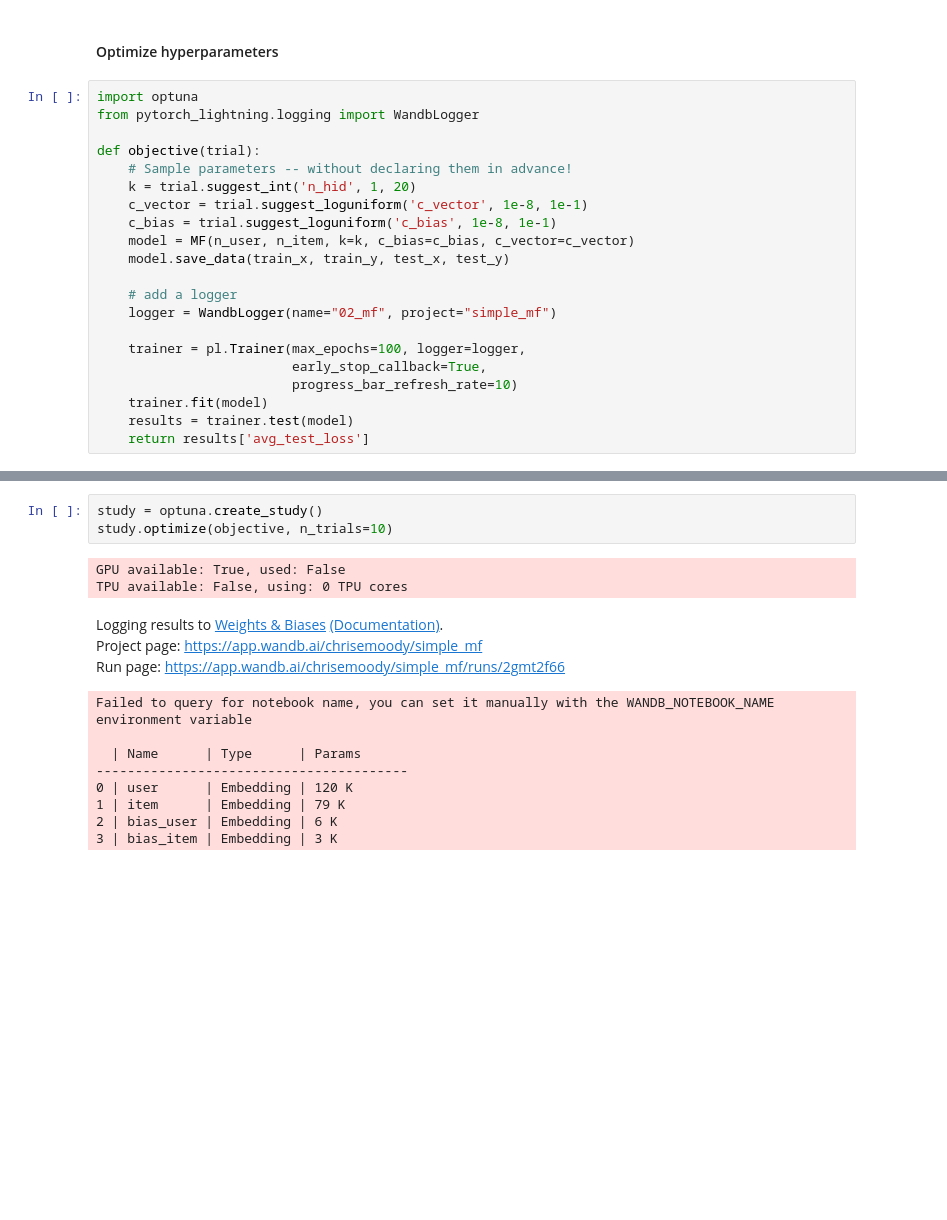
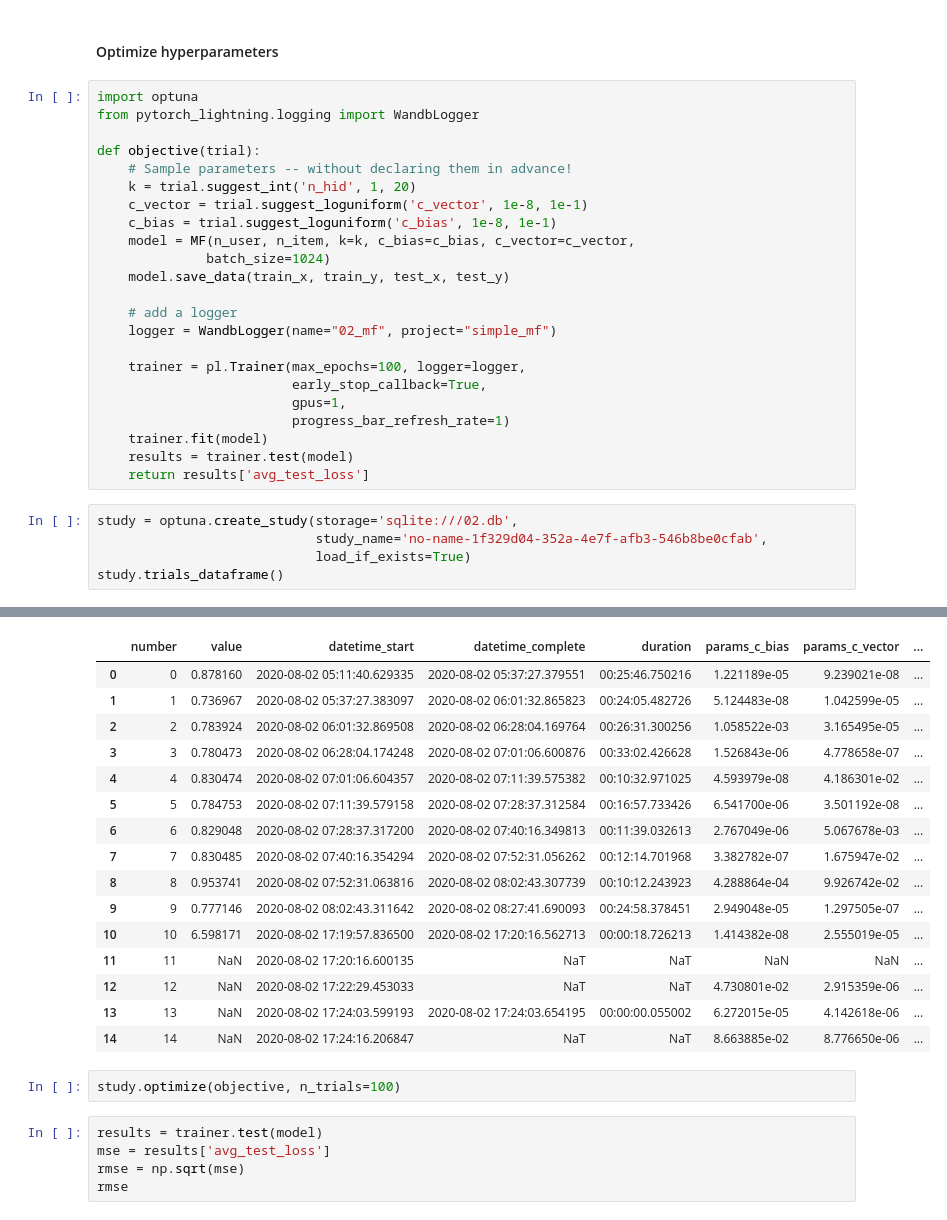
Before and after one commit to cemoody/simple_mf, a Jupyter notebook: notebooks/02 MF model with biases.ipynb, the cells around one changed output, grey strips where cells are left out. Cells and saved outputs as stored; diff of their text form; blank space fills up the shorter version.

```diff
--- a/notebooks/02 MF model with biases.ipynb
+++ b/notebooks/02 MF model with biases.ipynb
@@ -109,7 +109,8 @@ def objective(trial):
     k = trial.suggest_int('n_hid', 1, 20)
     c_vector = trial.suggest_loguniform('c_vector', 1e-8, 1e-1)
     c_bias = trial.suggest_loguniform('c_bias', 1e-8, 1e-1)
-    model = MF(n_user, n_item, k=k, c_bias=c_bias, c_vector=c_vector)
+    model = MF(n_user, n_item, k=k, c_bias=c_bias, c_vector=c_vector,
+              batch_size=1024)
     model.save_data(train_x, train_y, test_x, test_y)
 
     # add a logger
@@ -117,7 +118,14 @@ def objective(trial):
 
     trainer = pl.Trainer(max_epochs=100, logger=logger,
                          early_stop_callback=True,
-                         progress_bar_refresh_rate=10)
+                         gpus=1,
+                         progress_bar_refresh_rate=1)
     trainer.fit(model)
     results = trainer.test(model)
     return results['avg_test_loss']
+# %%
+study = optuna.create_study(storage='sqlite:///02.db',
+                            study_name='no-name-1f329d04-352a-4e7f-afb3-546b8be0cfab',
+                            load_if_exists=True)
+study.trials_dataframe()
+# %% [output]
@@ -124,17 +133,23 @@ def objective(trial):
+|  | number | value | datetime_start | datetime_complete | duration | params_c_bias | params_c_vector | ... |
+| 0 | 0 | 0.878160 | 2020-08-02 05:11:40.629335 | 2020-08-02 05:37:27.379551 | 00:25:46.750216 | 1.221189e-05 | 9.239021e-08 | ... |
+| 1 | 1 | 0.736967 | 2020-08-02 05:37:27.383097 | 2020-08-02 06:01:32.865823 | 00:24:05.482726 | 5.124483e-08 | 1.042599e-05 | ... |
+| 2 | 2 | 0.783924 | 2020-08-02 06:01:32.869508 | 2020-08-02 06:28:04.169764 | 00:26:31.300256 | 1.058522e-03 | 3.165495e-05 | ... |
+| 3 | 3 | 0.780473 | 2020-08-02 06:28:04.174248 | 2020-08-02 07:01:06.600876 | 00:33:02.426628 | 1.526843e-06 | 4.778658e-07 | ... |
+| 4 | 4 | 0.830474 | 2020-08-02 07:01:06.604357 | 2020-08-02 07:11:39.575382 | 00:10:32.971025 | 4.593979e-08 | 4.186301e-02 | ... |
+| 5 | 5 | 0.784753 | 2020-08-02 07:11:39.579158 | 2020-08-02 07:28:37.312584 | 00:16:57.733426 | 6.541700e-06 | 3.501192e-08 | ... |
+| 6 | 6 | 0.829048 | 2020-08-02 07:28:37.317200 | 2020-08-02 07:40:16.349813 | 00:11:39.032613 | 2.767049e-06 | 5.067678e-03 | ... |
+| 7 | 7 | 0.830485 | 2020-08-02 07:40:16.354294 | 2020-08-02 07:52:31.056262 | 00:12:14.701968 | 3.382782e-07 | 1.675947e-02 | ... |
+| 8 | 8 | 0.953741 | 2020-08-02 07:52:31.063816 | 2020-08-02 08:02:43.307739 | 00:10:12.243923 | 4.288864e-04 | 9.926742e-02 | ... |
+| 9 | 9 | 0.777146 | 2020-08-02 08:02:43.311642 | 2020-08-02 08:27:41.690093 | 00:24:58.378451 | 2.949048e-05 | 1.297505e-07 | ... |
+| 10 | 10 | 6.598171 | 2020-08-02 17:19:57.836500 | 2020-08-02 17:20:16.562713 | 00:00:18.726213 | 1.414382e-08 | 2.555019e-05 | ... |
+| 11 | 11 | NaN | 2020-08-02 17:20:16.600135 | NaT | NaT | NaN | NaN | ... |
+| 12 | 12 | NaN | 2020-08-02 17:22:29.453033 | NaT | NaT | 4.730801e-02 | 2.915359e-06 | ... |
+| 13 | 13 | NaN | 2020-08-02 17:24:03.599193 | 2020-08-02 17:24:03.654195 | 00:00:00.055002 | 6.272015e-05 | 4.142618e-06 | ... |
+| 14 | 14 | NaN | 2020-08-02 17:24:16.206847 | NaT | NaT | 8.663885e-02 | 8.776650e-06 | ... |
 # %%
-study = optuna.create_study()
-study.optimize(objective, n_trials=10)
+study.optimize(objective, n_trials=100)
-# %% [output]
-GPU available: True, used: False
-TPU available: False, using: 0 TPU cores
-Logging results to Weights & Biases (Documentation).
-Project page: https://app.wandb.ai/chrisemoody/simple_mf
-Run page: https://app.wandb.ai/chrisemoody/simple_mf/runs/2gmt2f66
-Failed to query for notebook name, you can set it manually with the WANDB_NOTEBOOK_NAME environment variable
-
-  | Name      | Type      | Params
-----------------------------------------
-0 | user      | Embedding | 120 K
-1 | item      | Embedding | 79 K
-2 | bias_user | Embedding | 6 K
-3 | bias_item | Embedding | 3 K
+# %%
+results = trainer.test(model)
+mse = results['avg_test_loss']
+rmse = np.sqrt(mse)
+rmse
```
Also changed, not shown: parts of 2 cells of this notebook, 8 other files.
